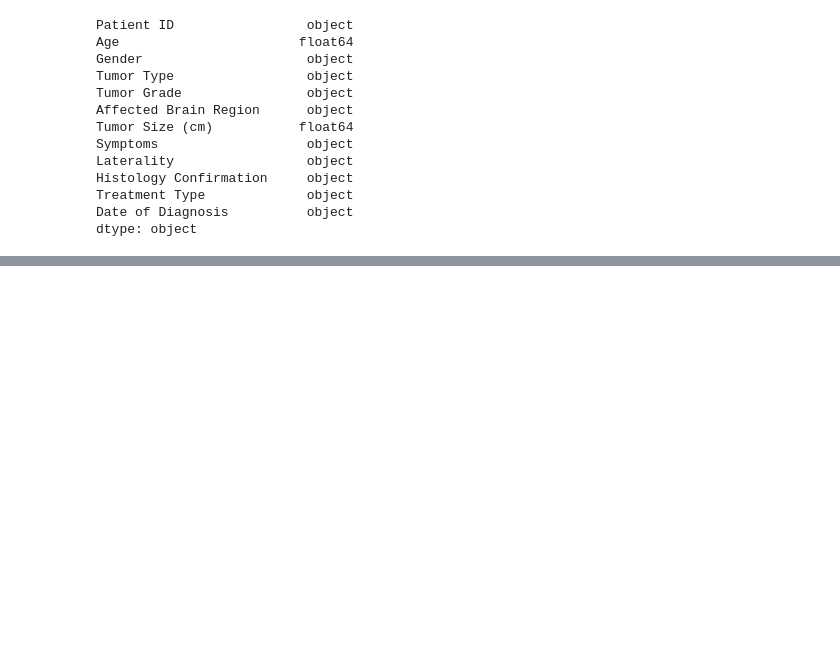
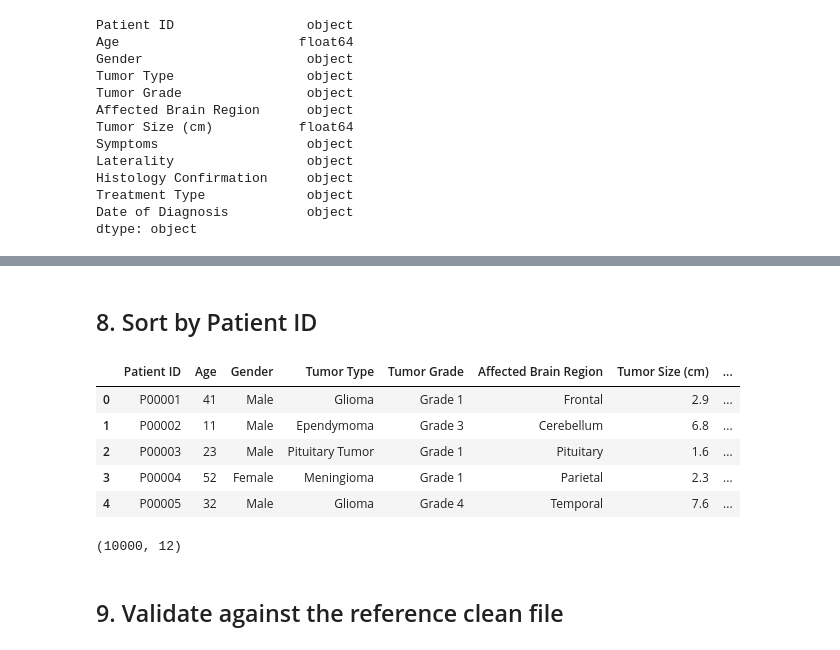
Before and after one commit to LindaMADU/Brain_Tumor_Distribution_Analysis, a Jupyter notebook: brain_tumor.ipynb, the cells around one changed output, grey strips where cells are left out. Cells and saved outputs as stored; diff of their text form; code cells hidden in the pictures; blank space fills up the shorter version.

```diff
--- a/brain_tumor.ipynb
+++ b/brain_tumor.ipynb
@@ -150,4 +227,0 @@ df['Histology Confirmation'].fillna(mode_histology_confirmation, inplace=True)
-# %%
-#Fill the missing values in the 'Treatment Type' column with the mode (most frequent value)
-mode_treatment_type = df['Treatment Type'].mode()[0]
-df['Treatment Type'].fillna(mode_treatment_type, inplace=True)
@@ -217,0 +253,19 @@ df.head(50)
+# %% [markdown]
+## 8. Sort by Patient ID
+# %%
+# Sort the DataFrame by 'Patient ID' and reset the index
+df = df.sort_values(by='Patient ID').reset_index(drop=True)
+df.head()
+# %% [output]
+|  | Patient ID | Age | Gender | Tumor Type | Tumor Grade | Affected Brain Region | Tumor Size (cm) | ... |
+| 0 | P00001 | 41 | Male | Glioma | Grade 1 | Frontal | 2.9 | ... |
+| 1 | P00002 | 11 | Male | Ependymoma | Grade 3 | Cerebellum | 6.8 | ... |
+| 2 | P00003 | 23 | Male | Pituitary Tumor | Grade 1 | Pituitary | 1.6 | ... |
+| 3 | P00004 | 52 | Female | Meningioma | Grade 1 | Parietal | 2.3 | ... |
+| 4 | P00005 | 32 | Male | Glioma | Grade 4 | Temporal | 7.6 | ... |
+# %%
+df.shape
+# %% [output]
+(10000, 12)
+# %% [markdown]
+## 9. Validate against the reference clean file
```
Also changed, not shown: parts of 39 cells of this notebook, 1 other file.
